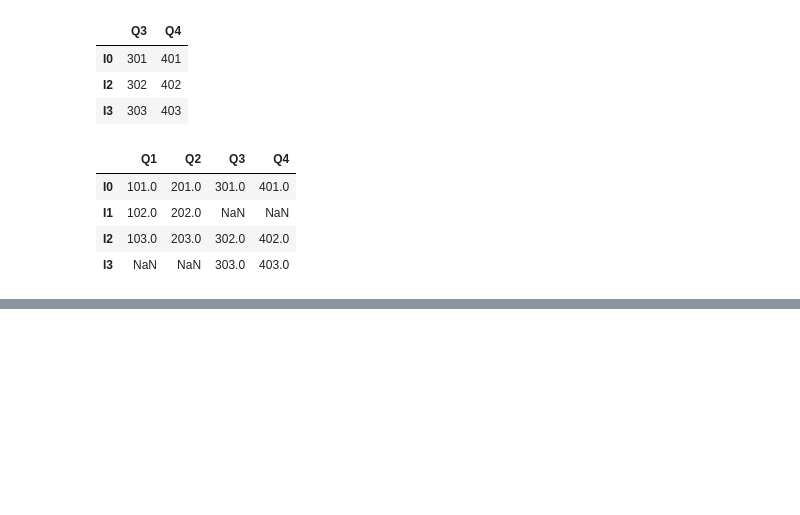
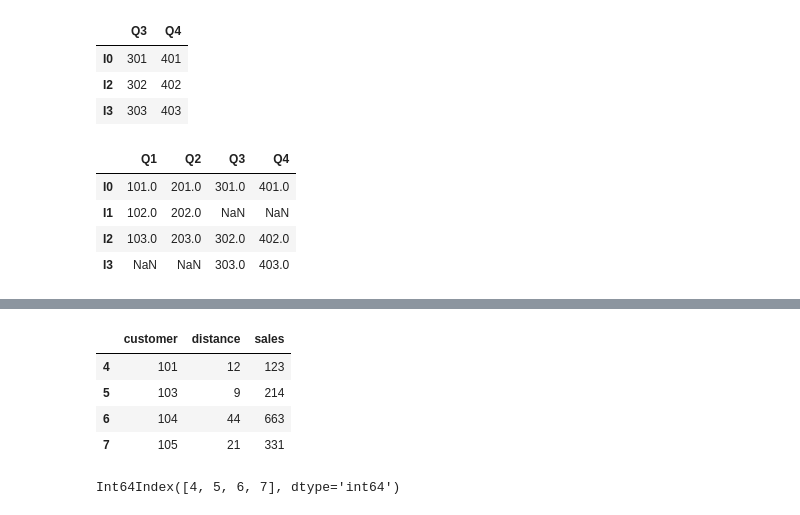
Before and after one commit to pcopley/uta-aiml, a Jupyter notebook: 01 Fundamentals of AIML/Pandas Introduction.ipynb, the cells around one changed output, grey strips where cells are left out. Drawn from its saved outputs; the diff is of its cells as text; code cells hidden in the pictures; blank space fills up the shorter version.

```diff
--- a/01 Fundamentals of AIML/Pandas Introduction.ipynb
+++ b/01 Fundamentals of AIML/Pandas Introduction.ipynb
@@ -382,0 +479,13 @@ df9.join(df10, how='outer')
+# %%
+del df8['color']
+df8
+# %% [output]
+|  | customer | distance | sales |
+| 4 | 101 | 12 | 123 |
+| 5 | 103 | 9 | 214 |
+| 6 | 104 | 44 | 663 |
+| 7 | 105 | 21 | 331 |
+# %%
+df8.index
+# %% [output]
+Int64Index([4, 5, 6, 7], dtype='int64')
```
Also changed, not shown: parts of 20 cells of this notebook.
